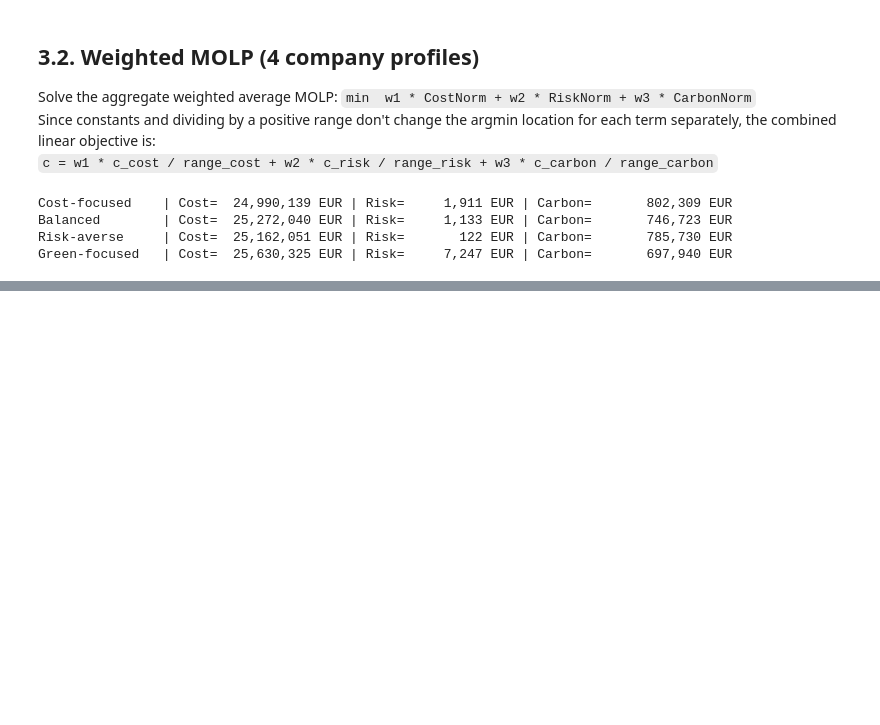
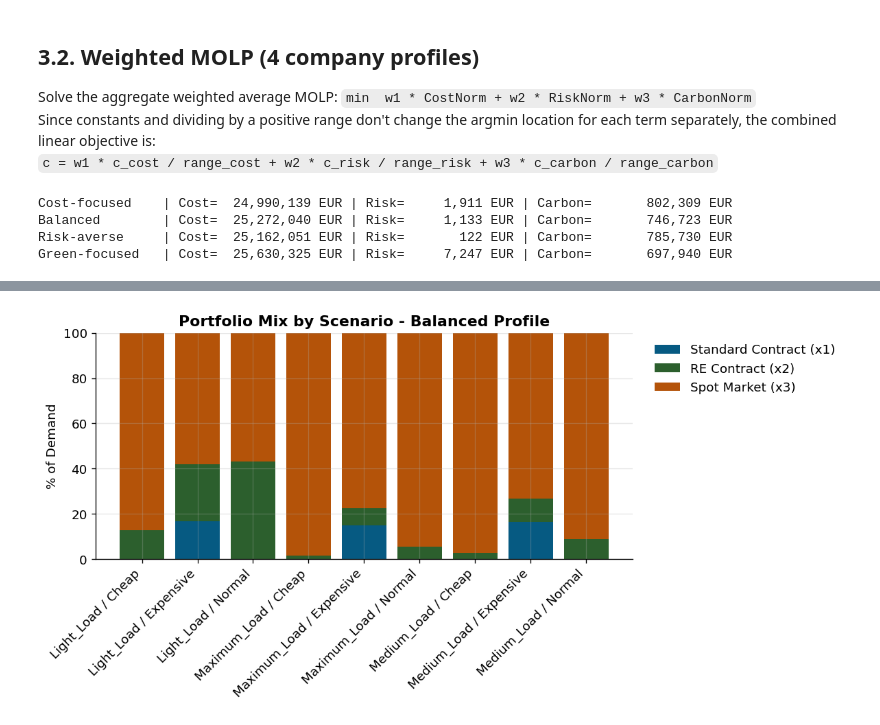
Before and after one commit to chitpham/energy-procurement-optimization, a Jupyter notebook: notebooks/02_optimization.ipynb, the cells around one changed output, grey strips where cells are left out. Saved outputs shown, nothing was run; the diff lists cells and outputs as text; code cells hidden in the pictures; blank space fills up the shorter version.

```diff
--- a/notebooks/02_optimization.ipynb
+++ b/notebooks/02_optimization.ipynb
@@ -342,0 +406,24 @@ Saved:
+# %%
+#SCENARIO BREAKDOWN
+profile_to_inspect = 'Balanced'
+safe = profile_to_inspect.lower().replace('-', '_').replace(' ', '_')
+
+scenario_breakdown = pd.DataFrame({
+    'scenario': results_df['scenario'].values,
+    'x1': results_df[f'x1_{safe}'].values,
+    'x2': results_df[f'x2_{safe}'].values,
+    'x3': results_df[f'x3_{safe}'].values,
+    'demand': D,
+}).groupby('scenario').agg(
+    avg_x1=('x1', 'mean'),
+    avg_x2=('x2', 'mean'),
+    avg_x3=('x3', 'mean'),
+    avg_demand=('demand', 'mean'),
+    n_hours=('demand', 'count'),
+)
+scenario_breakdown['x1_pct'] = scenario_breakdown['avg_x1'] / scenario_breakdown['avg_demand'] * 100
+scenario_breakdown['x2_pct'] = scenario_breakdown['avg_x2'] / scenario_breakdown['avg_demand'] * 100
+scenario_breakdown['x3_pct'] = scenario_breakdown['avg_x3'] / scenario_breakdown['avg_demand'] * 100
+
+print(f'Scenario Breakdown - {profile_to_inspect} Profile')
+scenario_breakdown.round(2)
@@ -342,0 +443,23 @@ Saved:
+# %%
+# Figure
+fig, ax = plt.subplots(figsize=(10, 5))
+
+scenarios = scenario_breakdown.index
+ax.bar(scenarios, scenario_breakdown['x1_pct'], label='Standard Contract (x1)', color='#065A82')
+ax.bar(scenarios, scenario_breakdown['x2_pct'], bottom=scenario_breakdown['x1_pct'],
+       label='RE Contract (x2)', color='#2C5F2D')
+ax.bar(scenarios, scenario_breakdown['x3_pct'],
+       bottom=scenario_breakdown['x1_pct']+scenario_breakdown['x2_pct'],
+       label='Spot Market (x3)', color='#B45309')
+
+ax.set_ylabel('% of Demand')
+ax.set_title(f'Portfolio Mix by Scenario - {profile_to_inspect} Profile', fontweight='bold')
+ax.legend(bbox_to_anchor=(1.02, 1),frameon=False)
+ax.set_xticklabels(scenarios, rotation=45, ha='right')
+ax.set_ylim(0, 100)
+
+plt.tight_layout()
+plt.savefig(FIG_DIR / '09_portfolio_mix_by_scenario.png', bbox_inches='tight')
+plt.show()
+# %% [output]
+[figure, added]
```
Also changed, not shown: parts of 12 cells of this notebook.
